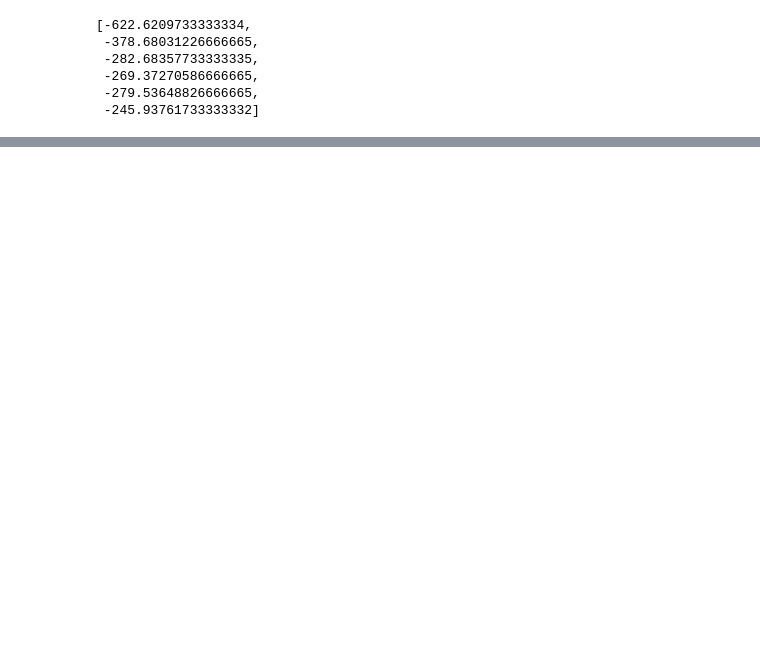
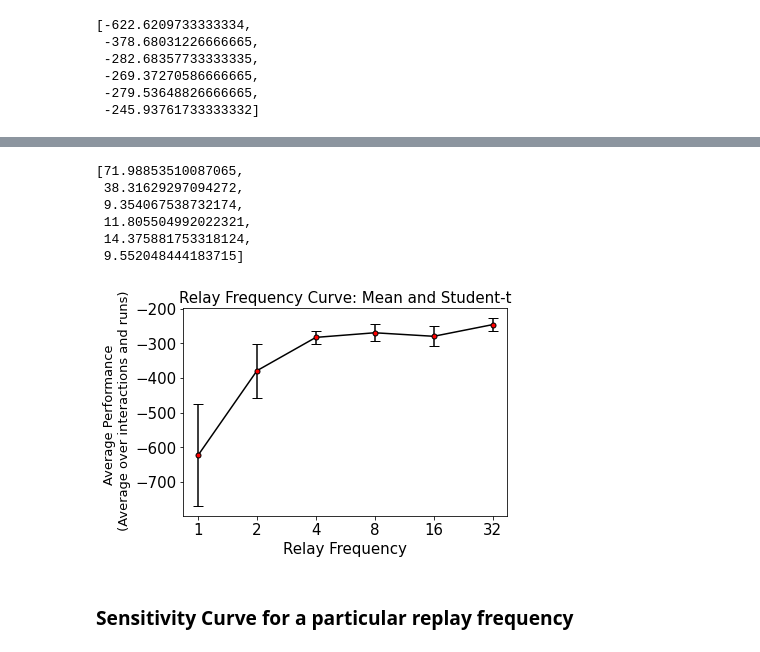
Before and after one commit to animeshkumarpaul/IncreasingReplay, a Jupyter notebook: 5_Plotting_Individual_plot_for_each_replay_frequency.ipynb, the cells around one changed output, grey strips where cells are left out. Drawn from its saved outputs; the diff is of its cells as text; code cells hidden in the pictures; blank space fills up the shorter version.

```diff
--- a/5_Plotting_Individual_plot_for_each_replay_frequency.ipynb
+++ b/5_Plotting_Individual_plot_for_each_replay_frequency.ipynb
@@ -316,0 +342,46 @@ pdf.close()
+# %%
+starndard_error_undiscounted_return
+# %% [output]
+[71.98853510087065,
+ 38.31629297094272,
+ 9.354067538732174,
+ 11.805504992022321,
+ 14.375881753318124,
+ 9.552048444183715]
+# %%
+starndard_error_undiscounted_return_t_test = np.array(starndard_error_undiscounted_return) * 2.045
+# %%
+starndard_error_undiscounted_return_t_test = starndard_error_undiscounted_return_t_test.tolist()
+# %%
+from matplotlib.ticker import ScalarFormatter
+pdf = matplotlib.backends.backend_pdf.PdfPages(plots_path + "\Relay Frequency Curve.pdf")
+fsize = 15
+fig, ax = plt.subplots()
+#base, = ax.plot(mean, label=None, linewidth=2)
+
+#p2 = ax.plot(replay_frequency_list, average_undiscounted_return, linewidth=2,marker ='o',markersize=5,markerfacecolor='red')
+
+plt.errorbar(replay_frequency_list, average_undiscounted_return, yerr=starndard_error_undiscounted_return_t_test, markersize=5, marker='o', markerfacecolor = 'red', color = 'black',fmt='-o',capsize=5);
+plt.title('Relay Frequency Curve: Mean and Student-t', size = fsize)
+plt.xlabel("Relay Frequency",size = fsize)
+plt.ylabel("Average Performance \n (Average over interactions and runs)",size = 13)
+
+plt.tight_layout()
+plt.subplots_adjust(left=0.20, right=0.95, top=0.9, bottom=0.18)
+plt.xticks(size = fsize)
+plt.xscale('log',base=2)
+plt.yticks(size = fsize)
+ax.set_xticks(replay_frequency_list)
+
+for axis in [ax.xaxis, ax.yaxis]:
+    axis.set_major_formatter(ScalarFormatter())
+
+plt.show()
+
+plt.close()
+pdf.savefig(fig)
+pdf.close()
+# %% [output]
+[figure, added]
+# %% [markdown]
+### Sensitivity Curve for a particular replay frequency
```
Also changed, not shown: parts of 16 cells of this notebook, 2 other files.
